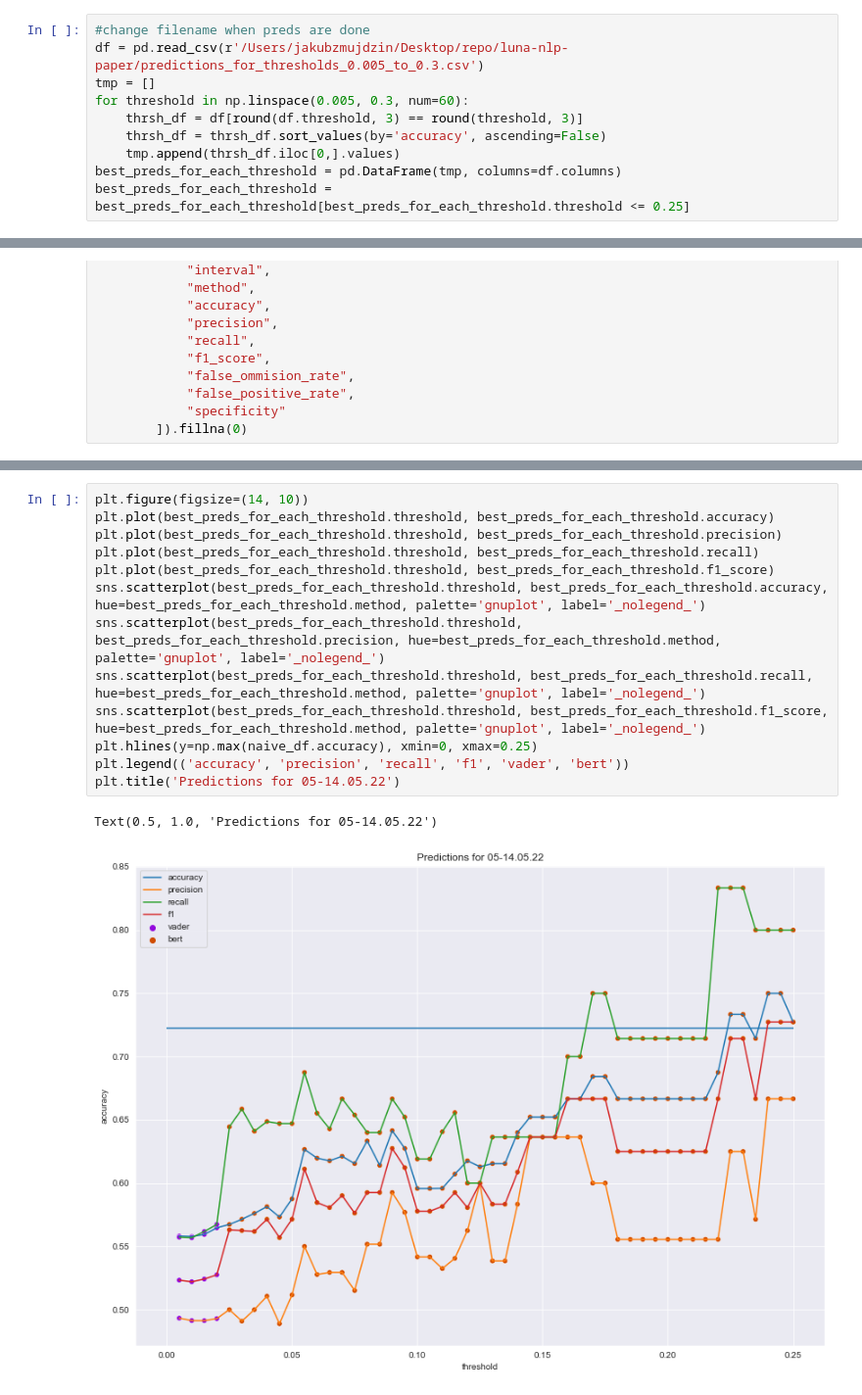
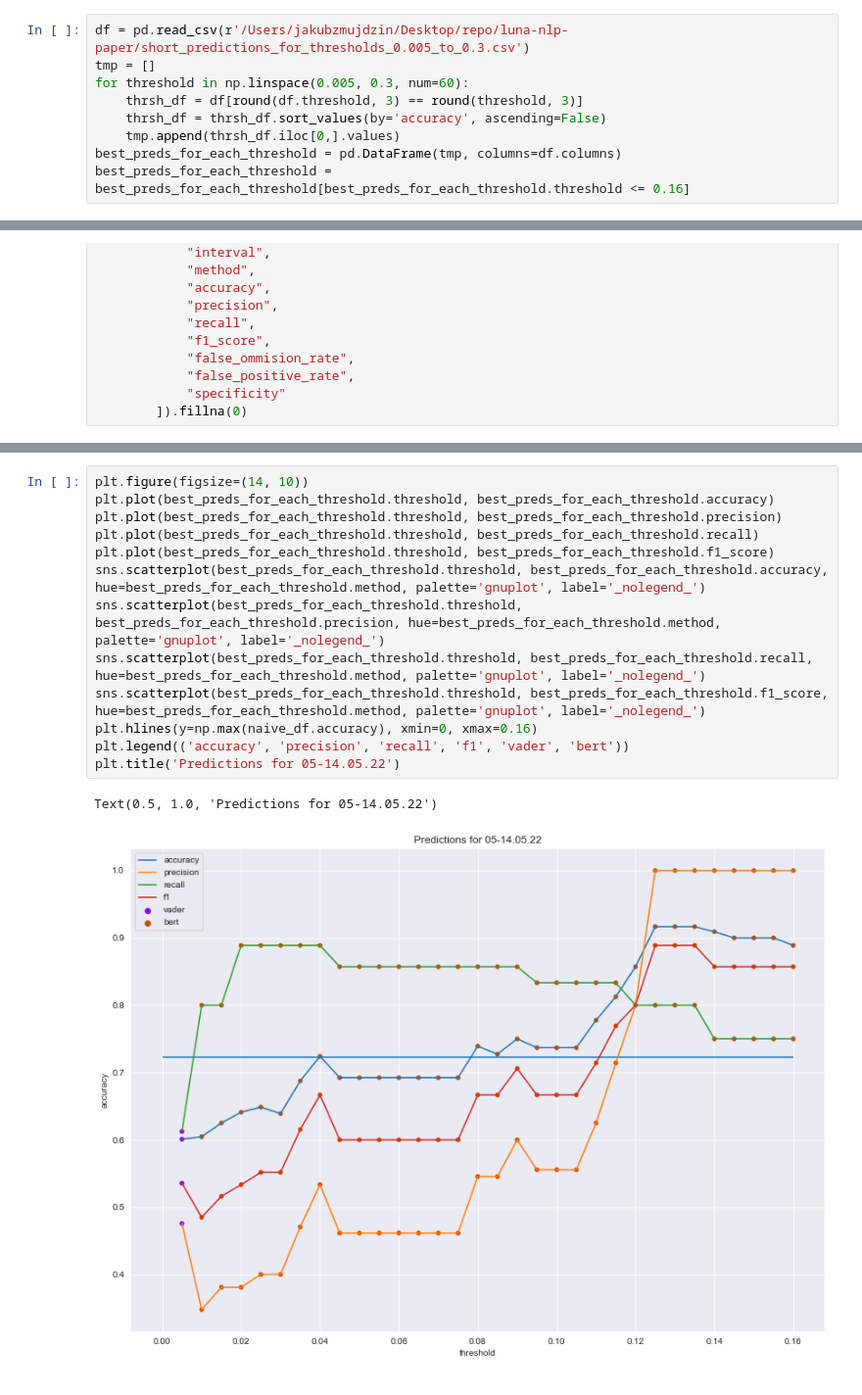
Before and after one commit to jzmujdzin/luna-nlp-paper, a Jupyter notebook: notebooks/threshold_analysis.ipynb, the cells around one changed output, grey strips where cells are left out. Shown at 98% size. Saved outputs shown, nothing was run; the diff lists cells and outputs as text.

Commit message:
add naive prediction analysis for 05-14.05.22

```diff
--- a/notebooks/threshold_analysis.ipynb
+++ b/notebooks/threshold_analysis.ipynb
@@ -159,15 +168,14 @@ Text(0.5, 1.0, 'May predictions')
 # %% [markdown]
 ## Naive negative predictions for all intervals for 05-14.05.22
 # %%
-#change filename when preds are done
-df = pd.read_csv(r'/Users/jakubzmujdzin/Desktop/repo/luna-nlp-paper/predictions_for_thresholds_0.005_to_0.3.csv')
+df = pd.read_csv(r'/Users/jakubzmujdzin/Desktop/repo/luna-nlp-paper/short_predictions_for_thresholds_0.005_to_0.3.csv')
 tmp = []
 for threshold in np.linspace(0.005, 0.3, num=60):
     thrsh_df = df[round(df.threshold, 3) == round(threshold, 3)]
     thrsh_df = thrsh_df.sort_values(by='accuracy', ascending=False)
     tmp.append(thrsh_df.iloc[0,].values)
 best_preds_for_each_threshold = pd.DataFrame(tmp, columns=df.columns)
-best_preds_for_each_threshold = best_preds_for_each_threshold[best_preds_for_each_threshold.threshold <= 0.25]
+best_preds_for_each_threshold = best_preds_for_each_threshold[best_preds_for_each_threshold.threshold <= 0.16]
 # %%
 date_start, date_end = "05/05/22", "14/05/22"
 interval_list = ["5Min", "15Min", "1H", "4H"]
@@ -185,16 +210,16 @@ naive_df = pd.DataFrame([calc_conf_matrix_stats(interval) for interval in interv
 # %%
 plt.figure(figsize=(14, 10))
 plt.plot(best_preds_for_each_threshold.threshold, best_preds_for_each_threshold.accuracy)
 plt.plot(best_preds_for_each_threshold.threshold, best_preds_for_each_threshold.precision)
 plt.plot(best_preds_for_each_threshold.threshold, best_preds_for_each_threshold.recall)
 plt.plot(best_preds_for_each_threshold.threshold, best_preds_for_each_threshold.f1_score)
 sns.scatterplot(best_preds_for_each_threshold.threshold, best_preds_for_each_threshold.accuracy, hue=best_preds_for_each_threshold.method, palette='gnuplot', label='_nolegend_')
 sns.scatterplot(best_preds_for_each_threshold.threshold, best_preds_for_each_threshold.precision, hue=best_preds_for_each_threshold.method, palette='gnuplot', label='_nolegend_')
 sns.scatterplot(best_preds_for_each_threshold.threshold, best_preds_for_each_threshold.recall, hue=best_preds_for_each_threshold.method, palette='gnuplot', label='_nolegend_')
 sns.scatterplot(best_preds_for_each_threshold.threshold, best_preds_for_each_threshold.f1_score, hue=best_preds_for_each_threshold.method, palette='gnuplot', label='_nolegend_')
-plt.hlines(y=np.max(naive_df.accuracy), xmin=0, xmax=0.25)
+plt.hlines(y=np.max(naive_df.accuracy), xmin=0, xmax=0.16)
 plt.legend(('accuracy', 'precision', 'recall', 'f1', 'vader', 'bert'))
 plt.title('Predictions for 05-14.05.22')
 # %% [output]
 Text(0.5, 1.0, 'Predictions for 05-14.05.22')
-[figure, old version]
+[figure, new version]
```
Also changed, not shown: parts of 4 cells of this notebook.
